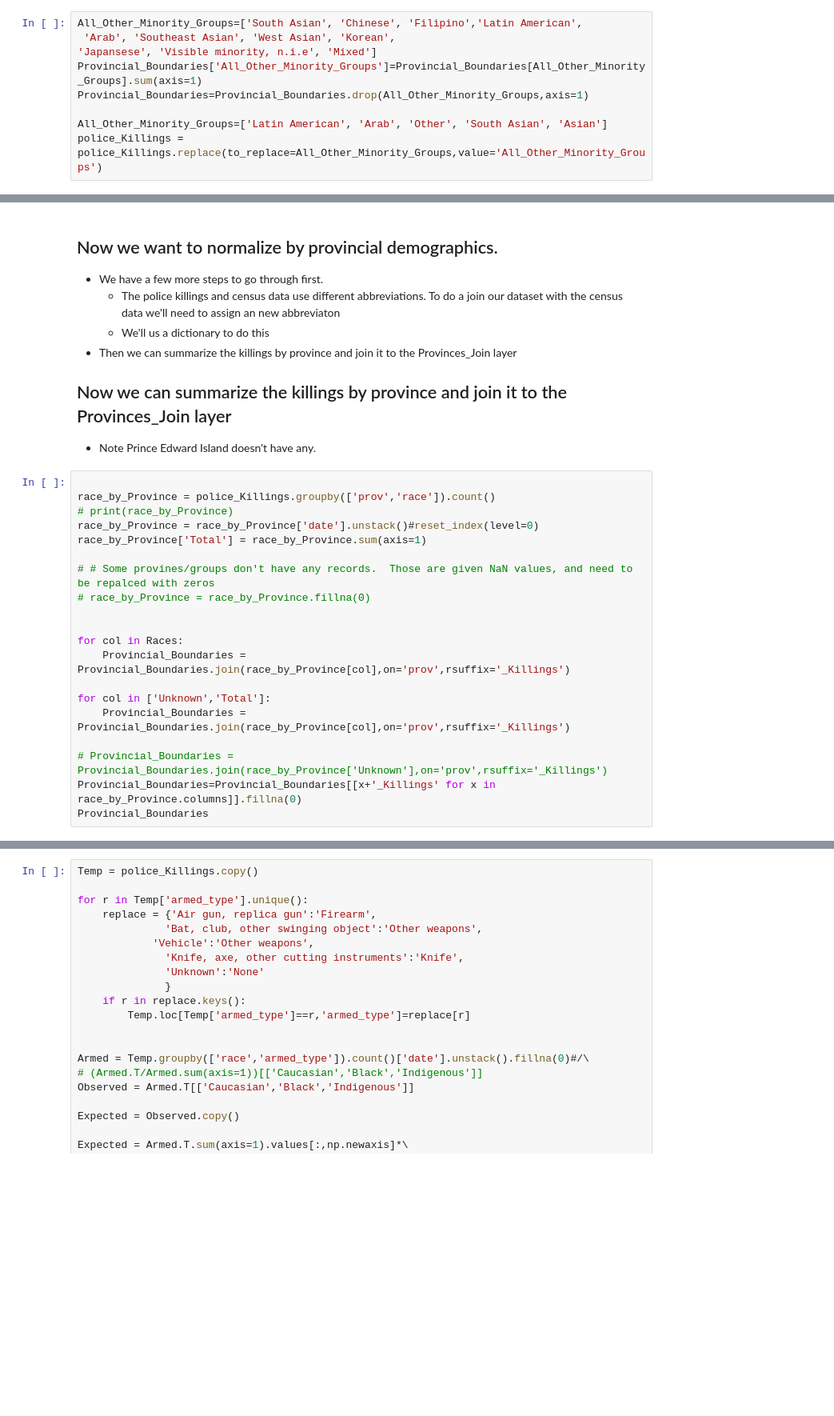
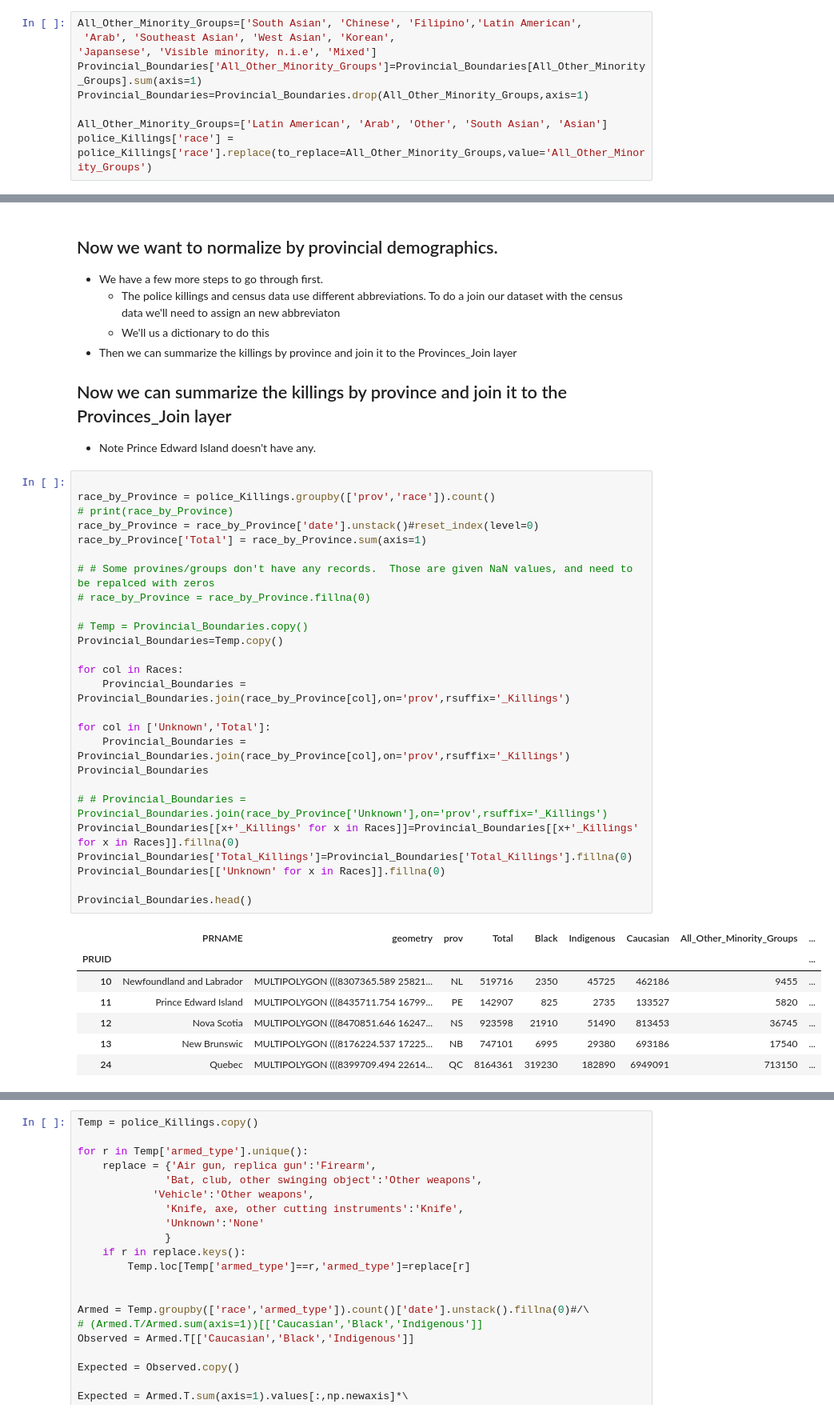
Before and after one commit to ubc-library-rc/Geospatial-Analysis-Visualization-with-Python, a Jupyter notebook: Geospatial Analysis & Visualization with Python.ipynb, the cells around one changed output, grey strips where cells are left out. Shown at 80% size. Saved outputs shown, nothing was run; the diff lists cells and outputs as text; blank space fills up the shorter version.

```diff
--- a/Geospatial Analysis & Visualization with Python.ipynb
+++ b/Geospatial Analysis & Visualization with Python.ipynb
@@ -282,7 +381,7 @@ Provincial_Boundaries['All_Other_Minority_Groups']=Provincial_Boundaries[All_Oth
 Provincial_Boundaries=Provincial_Boundaries.drop(All_Other_Minority_Groups,axis=1)
 
 All_Other_Minority_Groups=['Latin American', 'Arab', 'Other', 'South Asian', 'Asian']
-police_Killings = police_Killings.replace(to_replace=All_Other_Minority_Groups,value='All_Other_Minority_Groups')
+police_Killings['race'] = police_Killings['race'].replace(to_replace=All_Other_Minority_Groups,value='All_Other_Minority_Groups')
 # %% [markdown]
 # From here, we can calculate the police killing rate.
 
@@ -344,20 +454,34 @@ plt.tight_layout()
 # %%
 
 race_by_Province = police_Killings.groupby(['prov','race']).count()
 # print(race_by_Province)
 race_by_Province = race_by_Province['date'].unstack()#reset_index(level=0)
 race_by_Province['Total'] = race_by_Province.sum(axis=1)
 
 # # Some provines/groups don't have any records.  Those are given NaN values, and need to be repalced with zeros
 # race_by_Province = race_by_Province.fillna(0)
 
+# Temp = Provincial_Boundaries.copy()
+Provincial_Boundaries=Temp.copy()
 
 for col in Races:
     Provincial_Boundaries = Provincial_Boundaries.join(race_by_Province[col],on='prov',rsuffix='_Killings')
 
 for col in ['Unknown','Total']:
     Provincial_Boundaries = Provincial_Boundaries.join(race_by_Province[col],on='prov',rsuffix='_Killings')
+Provincial_Boundaries
 
-# Provincial_Boundaries = Provincial_Boundaries.join(race_by_Province['Unknown'],on='prov',rsuffix='_Killings')
-Provincial_Boundaries=Provincial_Boundaries[[x+'_Killings' for x in race_by_Province.columns]].fillna(0)
-Provincial_Boundaries
+# # Provincial_Boundaries = Provincial_Boundaries.join(race_by_Province['Unknown'],on='prov',rsuffix='_Killings')
+Provincial_Boundaries[[x+'_Killings' for x in Races]]=Provincial_Boundaries[[x+'_Killings' for x in Races]].fillna(0)
+Provincial_Boundaries['Total_Killings']=Provincial_Boundaries['Total_Killings'].fillna(0)
+Provincial_Boundaries[['Unknown' for x in Races]].fillna(0)
+
+Provincial_Boundaries.head()
+# %% [output]
+|  | PRNAME | geometry | prov | Total | Black | Indigenous | Caucasian | All_Other_Minority_Groups | ... |
+| PRUID |  |  |  |  |  |  |  |  | ... |
+| 10 | Newfoundland and Labrador | MULTIPOLYGON (((8307365.589 25821... | NL | 519716 | 2350 | 45725 | 462186 | 9455 | ... |
+| 11 | Prince Edward Island | MULTIPOLYGON (((8435711.754 16799... | PE | 142907 | 825 | 2735 | 133527 | 5820 | ... |
+| 12 | Nova Scotia | MULTIPOLYGON (((8470851.646 16247... | NS | 923598 | 21910 | 51490 | 813453 | 36745 | ... |
+| 13 | New Brunswic | MULTIPOLYGON (((8176224.537 17225... | NB | 747101 | 6995 | 29380 | 693186 | 17540 | ... |
+| 24 | Quebec | MULTIPOLYGON (((8399709.494 22614... | QC | 8164361 | 319230 | 182890 | 6949091 | 713150 | ... |
```
Also changed, not shown: parts of 28 cells of this notebook.
